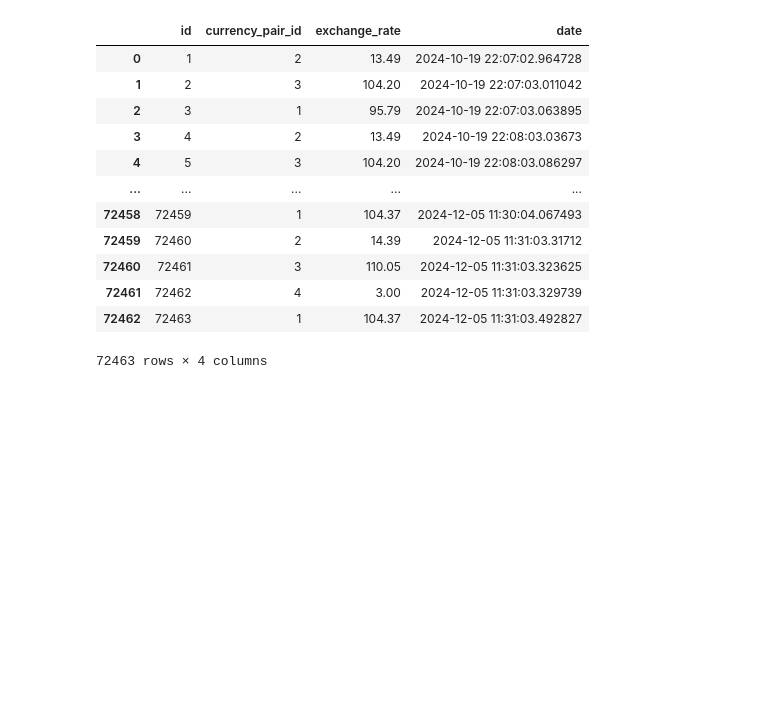
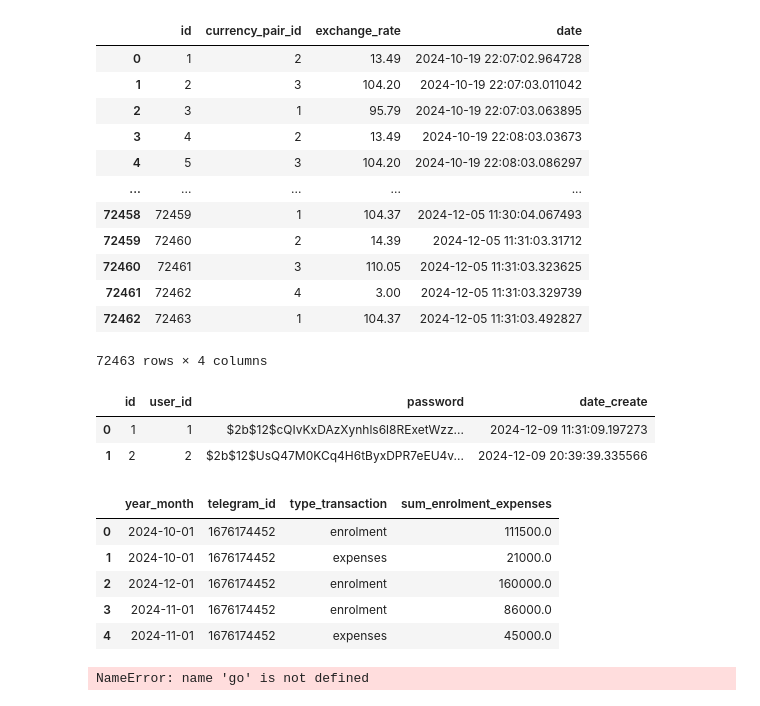
Before and after one commit to ShMelL25/trader, a Jupyter notebook: Untitled.ipynb, the cells around one changed output. Drawn from its saved outputs; the diff is of its cells as text; code cells hidden in the pictures; blank space fills up the shorter version.

```diff
--- a/Untitled.ipynb
+++ b/Untitled.ipynb
@@ -125,0 +135,6 @@ df
+# %%
+pd.read_sql(query, engine)
+# %% [output]
+|  | id | user_id | password | date_create |
+| 0 | 1 | 1 | $2b$12$cQIvKxDAzXynhls6l8RExetWzz... | 2024-12-09 11:31:09.197273 |
+| 1 | 2 | 2 | $2b$12$UsQ47M0KCq4H6tByxDPR7eEU4v... | 2024-12-09 20:39:39.335566 |
@@ -125,0 +144,13 @@ df
+# %%
+df = Data_Base_Dash().get_transaction_dash(telegram_id=1676174452, date_add=None)
+# %%
+df['year_month'] = df['year_month'].astype('datetime64[ns]')
+# %%
+df
+# %% [output]
+|  | year_month | telegram_id | type_transaction | sum_enrolment_expenses |
+| 0 | 2024-10-01 | 1676174452 | enrolment | 111500.0 |
+| 1 | 2024-10-01 | 1676174452 | expenses | 21000.0 |
+| 2 | 2024-12-01 | 1676174452 | enrolment | 160000.0 |
+| 3 | 2024-11-01 | 1676174452 | enrolment | 86000.0 |
+| 4 | 2024-11-01 | 1676174452 | expenses | 45000.0 |
@@ -125,0 +168,22 @@ df
+# %%
+fig = go.Figure()
+
+    # Добавление данных для мужчин
+fig.add_trace(go.Bar(
+        x=df['year_month'],
+        y=df.loc[df['type_transaction'] == 'enrolment']['sum_enrolment_expenses'],
+        name='enrolment',
+
+    ))
+
+    # Добавление данных для женщин
+fig.add_trace(go.Bar(
+        x=df['year_month'],
+        y=df.loc[df['type_transaction'] == 'expenses']['sum_enrolment_expenses'],
+        name='expenses'
+    ))
+
+
+fig.show()
+# %% [output]
+NameError: name 'go' is not defined
```
Also changed, not shown: parts of 9 cells of this notebook, 13 other files.
